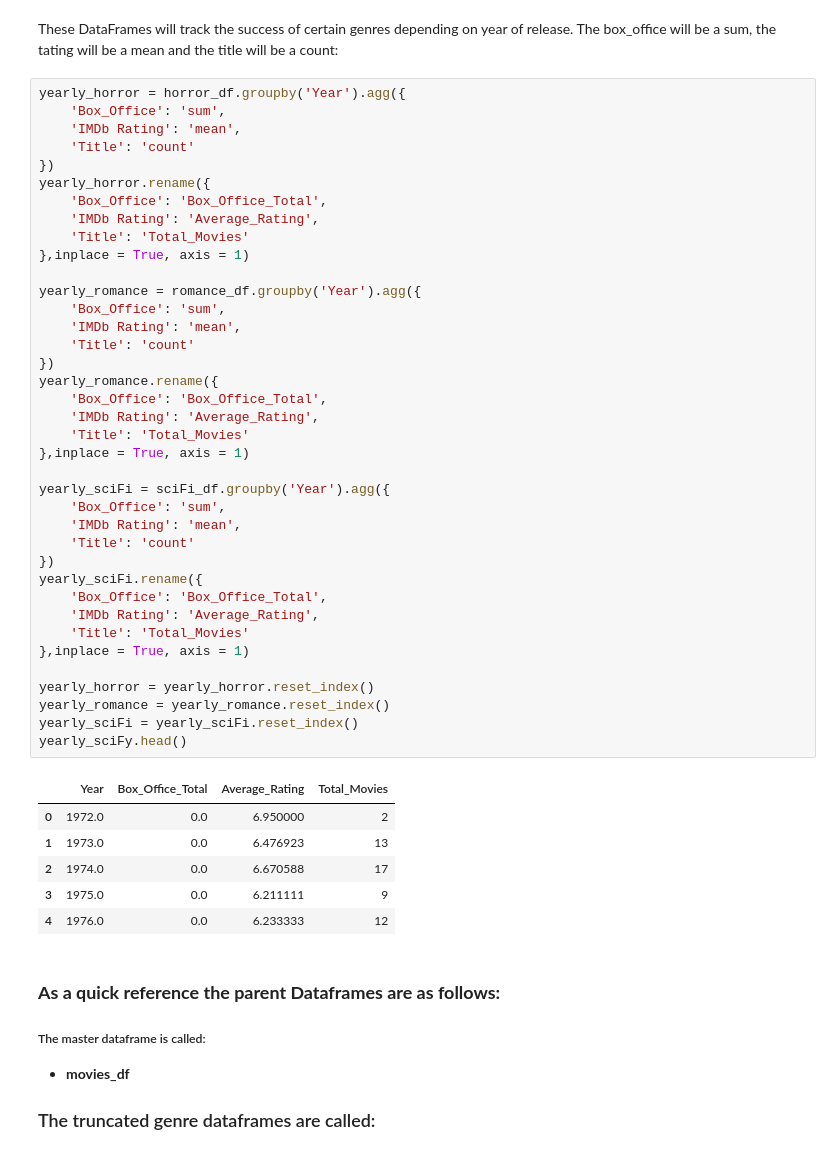
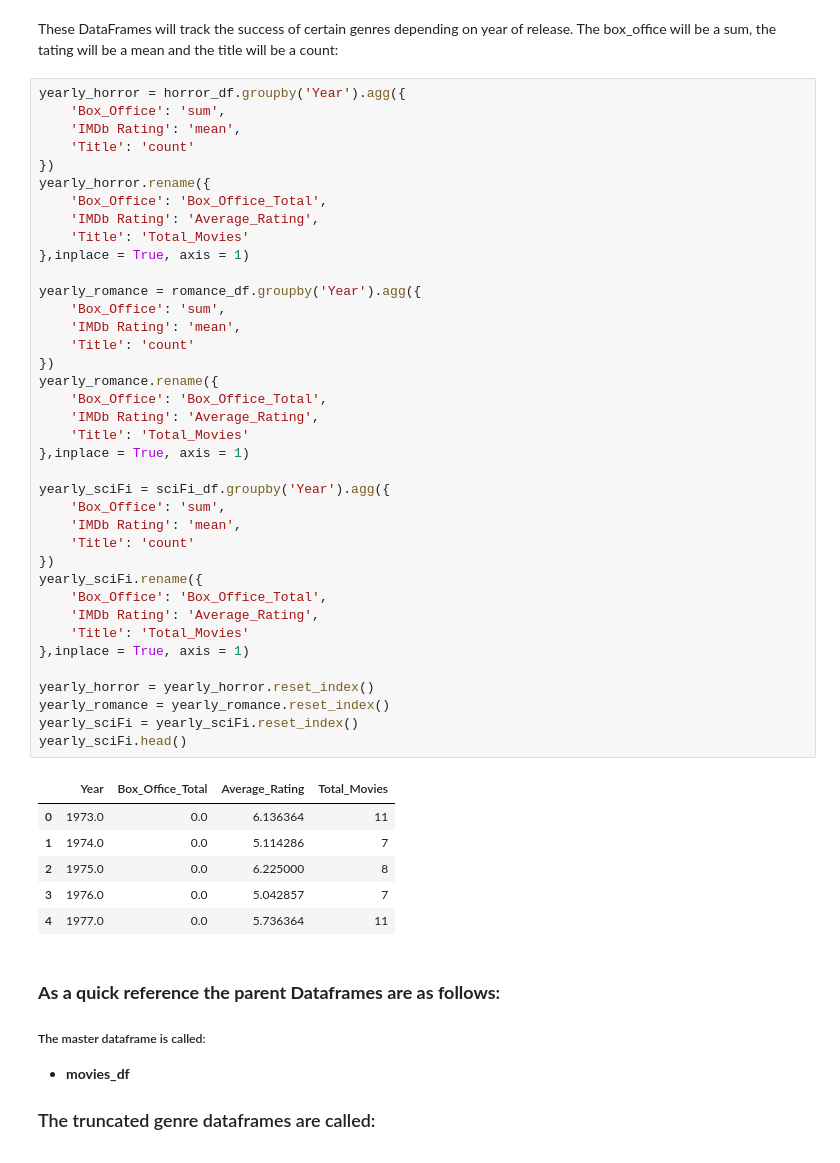
Before and after one commit to Lweston75/Project-One, a Jupyter notebook: movie_graphs.ipynb, the cells around one changed output. Cells and saved outputs as stored; diff of their text form.

```diff
--- a/movie_graphs.ipynb
+++ b/movie_graphs.ipynb
@@ -107,39 +107,39 @@ yearly_horror.rename({
     'Title': 'Total_Movies'
 },inplace = True, axis = 1)
 
 yearly_romance = romance_df.groupby('Year').agg({
     'Box_Office': 'sum',
     'IMDb Rating': 'mean',
     'Title': 'count'
 })
 yearly_romance.rename({
     'Box_Office': 'Box_Office_Total',
     'IMDb Rating': 'Average_Rating',
     'Title': 'Total_Movies'
 },inplace = True, axis = 1)
 
 yearly_sciFi = sciFi_df.groupby('Year').agg({
     'Box_Office': 'sum',
     'IMDb Rating': 'mean',
     'Title': 'count'
 })
 yearly_sciFi.rename({
     'Box_Office': 'Box_Office_Total',
     'IMDb Rating': 'Average_Rating',
     'Title': 'Total_Movies'
 },inplace = True, axis = 1)
 
 yearly_horror = yearly_horror.reset_index()
 yearly_romance = yearly_romance.reset_index()
 yearly_sciFi = yearly_sciFi.reset_index()
-yearly_sciFy.head()
+yearly_sciFi.head()
 # %% [output]
 |  | Year | Box_Office_Total | Average_Rating | Total_Movies |
-| 0 | 1972.0 | 0.0 | 6.950000 | 2 |
-| 1 | 1973.0 | 0.0 | 6.476923 | 13 |
-| 2 | 1974.0 | 0.0 | 6.670588 | 17 |
-| 3 | 1975.0 | 0.0 | 6.211111 | 9 |
-| 4 | 1976.0 | 0.0 | 6.233333 | 12 |
+| 0 | 1973.0 | 0.0 | 6.136364 | 11 |
+| 1 | 1974.0 | 0.0 | 5.114286 | 7 |
+| 2 | 1975.0 | 0.0 | 6.225000 | 8 |
+| 3 | 1976.0 | 0.0 | 5.042857 | 7 |
+| 4 | 1977.0 | 0.0 | 5.736364 | 11 |
 # %% [markdown]
 ### **As a quick reference the parent Dataframes are as follows:**
 
```
Also changed, not shown: parts of 27 cells of this notebook.
